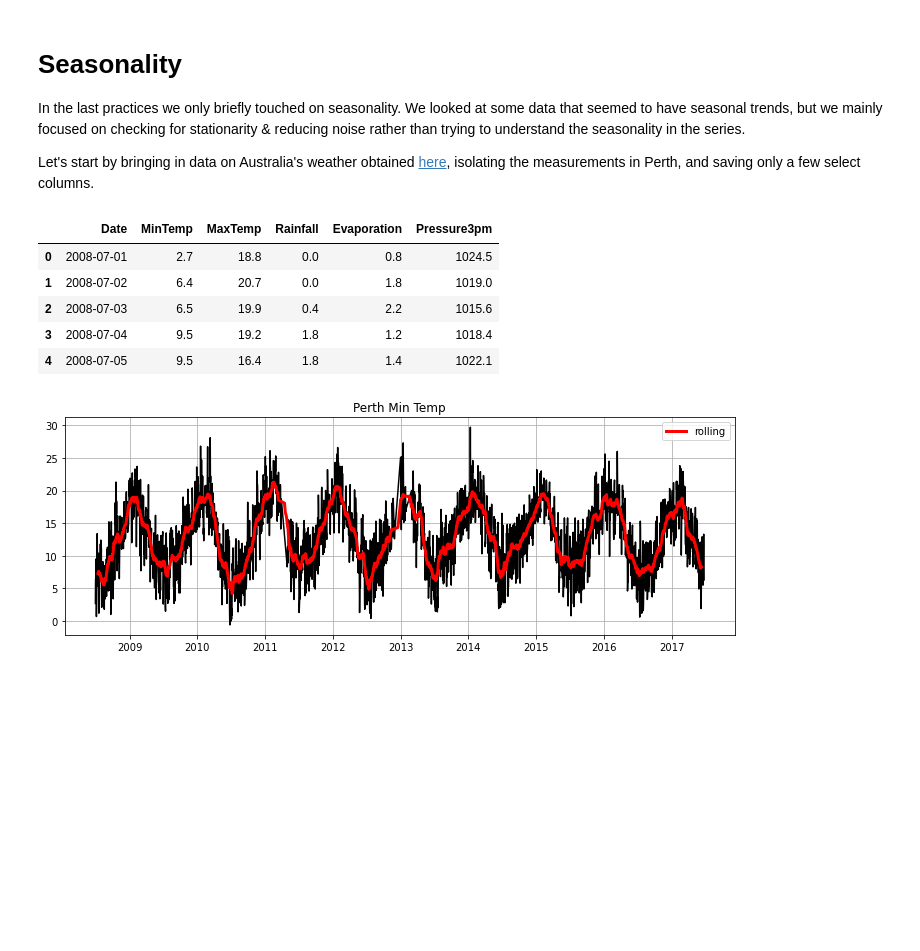
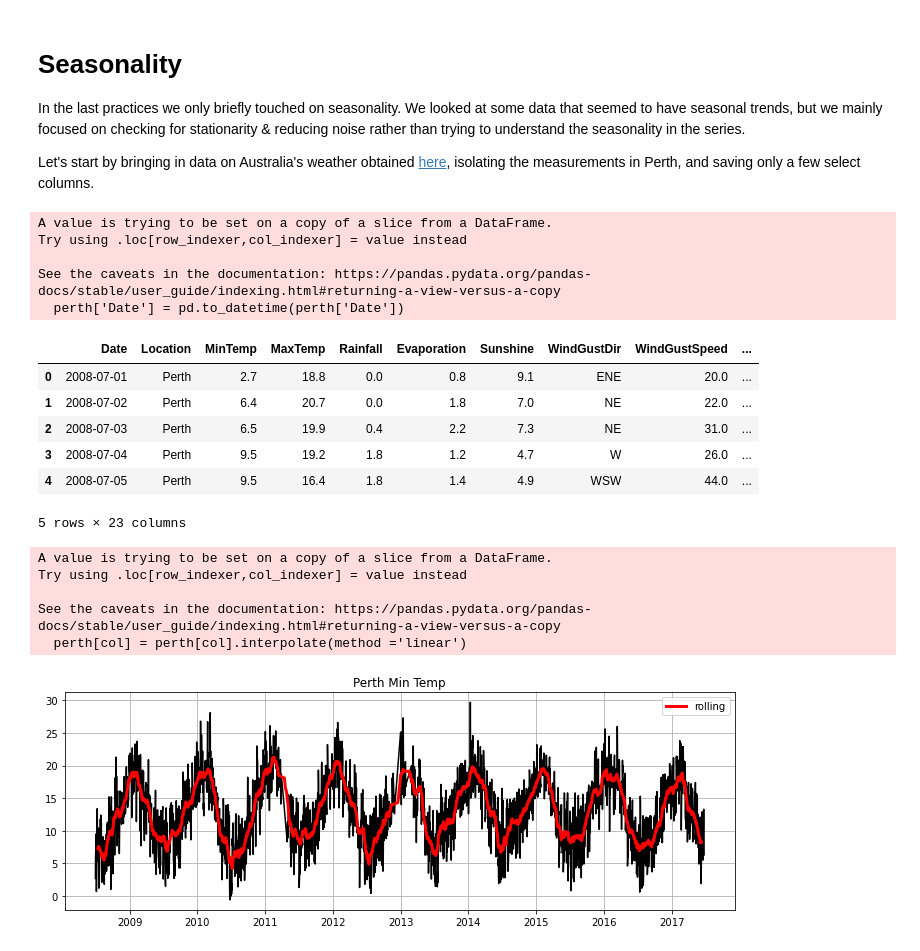
Before and after one commit to ohcrud/time_series, a Jupyter notebook: sprint-1/practice-3/sprint-1-practice-3.ipynb, the cells around one changed output. Saved outputs shown, nothing was run; the diff lists cells and outputs as text; code cells hidden in the pictures; blank space fills up the shorter version.

```diff
--- a/sprint-1/practice-3/sprint-1-practice-3.ipynb
+++ b/sprint-1/practice-3/sprint-1-practice-3.ipynb
@@ -31,24 +32,34 @@ def run_adfuller(timeseries):
 # %%
 aus = pd.read_csv('weatherAUS.csv')
 perth = aus[aus['Location'] == 'Perth']
-perth = perth[['Date', 'MinTemp', 'MaxTemp', 'Rainfall', 'Evaporation', 'Pressure3pm']]
+#perth = perth[['Date', 'MinTemp', 'MaxTemp', 'Rainfall', 'Evaporation', 'Pressure3pm']]
 perth['Date'] = pd.to_datetime(perth['Date'])
 perth.reset_index(inplace = True, drop = True)
 perth.head()
 # %% [output]
+A value is trying to be set on a copy of a slice from a DataFrame.
+Try using .loc[row_indexer,col_indexer] = value instead
+
+See the caveats in the documentation: https://pandas.pydata.org/pandas-docs/stable/user_guide/indexing.html#returning-a-view-versus-a-copy
+  perth['Date'] = pd.to_datetime(perth['Date'])
-|  | Date | MinTemp | MaxTemp | Rainfall | Evaporation | Pressure3pm |
-| 0 | 2008-07-01 | 2.7 | 18.8 | 0.0 | 0.8 | 1024.5 |
-| 1 | 2008-07-02 | 6.4 | 20.7 | 0.0 | 1.8 | 1019.0 |
-| 2 | 2008-07-03 | 6.5 | 19.9 | 0.4 | 2.2 | 1015.6 |
-| 3 | 2008-07-04 | 9.5 | 19.2 | 1.8 | 1.2 | 1018.4 |
-| 4 | 2008-07-05 | 9.5 | 16.4 | 1.8 | 1.4 | 1022.1 |
+|  | Date | Location | MinTemp | MaxTemp | Rainfall | Evaporation | Sunshine | WindGustDir | WindGustSpeed | ... |
+| 0 | 2008-07-01 | Perth | 2.7 | 18.8 | 0.0 | 0.8 | 9.1 | ENE | 20.0 | ... |
+| 1 | 2008-07-02 | Perth | 6.4 | 20.7 | 0.0 | 1.8 | 7.0 | NE | 22.0 | ... |
+| 2 | 2008-07-03 | Perth | 6.5 | 19.9 | 0.4 | 2.2 | 7.3 | NE | 31.0 | ... |
+| 3 | 2008-07-04 | Perth | 9.5 | 19.2 | 1.8 | 1.2 | 4.7 | W | 26.0 | ... |
+| 4 | 2008-07-05 | Perth | 9.5 | 16.4 | 1.8 | 1.4 | 4.9 | WSW | 44.0 | ... |
+5 rows × 23 columns
 # %%
 # interpolate where needed
-perth.isna().sum()
-
-perth['MaxTemp'] = perth['MaxTemp'].interpolate(method ='linear')
-perth['Evaporation'] = perth['Evaporation'].interpolate(method ='linear')
-perth['Pressure3pm'] = perth['Pressure3pm'].interpolate(method ='linear')
+for col in perth.columns:
+    if perth[col].isna().sum() > 0:
+        perth[col] = perth[col].interpolate(method ='linear')
+# %% [output]
+A value is trying to be set on a copy of a slice from a DataFrame.
+Try using .loc[row_indexer,col_indexer] = value instead
+
+See the caveats in the documentation: https://pandas.pydata.org/pandas-docs/stable/user_guide/indexing.html#returning-a-view-versus-a-copy
+  perth[col] = perth[col].interpolate(method ='linear')
 # %%
 # plotperth_roll = perth.set_index('Date').rolling(30).mean().reset_index()
 perth_roll['Date offset'] = perth_roll['Date'] - to_offset('15D')
```
Also changed, not shown: parts of 16 cells of this notebook, 2 other files.
